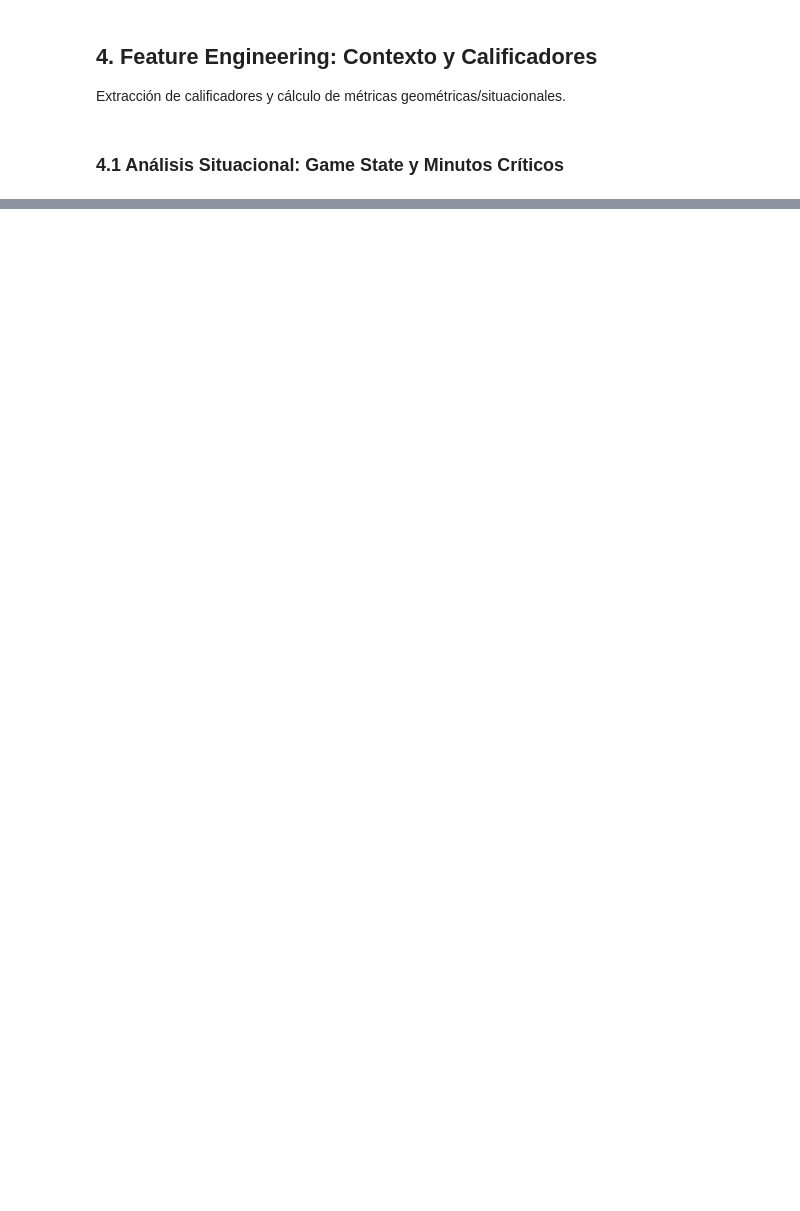
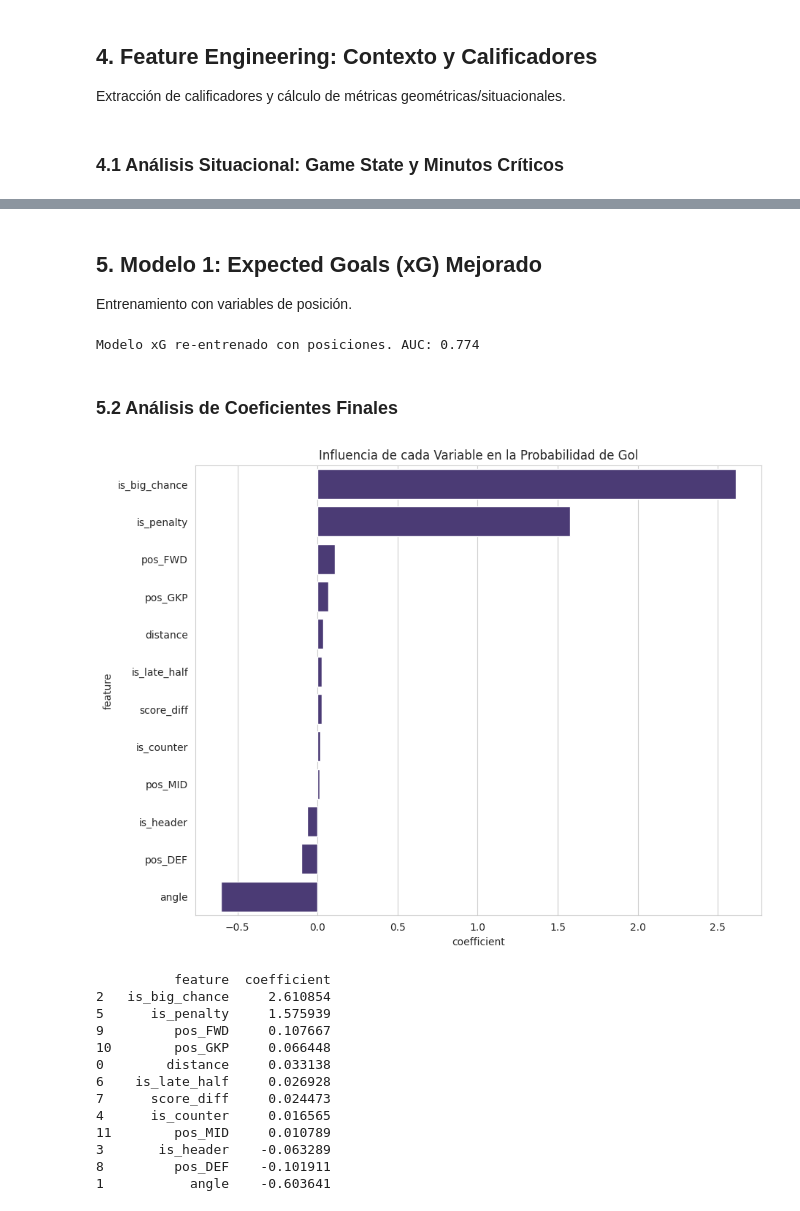
Before and after one commit to julianjimenez4809-ui/Predicci-n-Futbol-stica, a Jupyter notebook: src/eda_modelos.ipynb, the cells around one changed output, grey strips where cells are left out. Cells and saved outputs as stored; diff of their text form; code cells hidden in the pictures; blank space fills up the shorter version.

Commit message:
Completado Modelo xG base: Feature Engineering avanzado, balanceo de clases y reporte técnico

```diff
--- a/src/eda_modelos.ipynb
+++ b/src/eda_modelos.ipynb
@@ -102,14 +122,0 @@ df_shots['is_late_half'] = df_shots['minute'].apply(lambda x: 1 if (x >= 40 and
-# %%
-# Unir tiros con tabla de jugadores para obtener la posición
-df_shots = df_shots.merge(df_players[['id', 'position']], left_on='player_id', right_on='id', how='left')
-
-# Visualizar eficiencia por posición
-pos_efficiency = df_shots.groupby('position')['is_goal'].mean().sort_values(ascending=False)
-plt.figure(figsize=(8, 5))
-pos_efficiency.plot(kind='bar', color='coral')
-plt.title('Efectividad de Tiro según Posición del Jugador')
-plt.ylabel('Tasa de Conversión (is_goal)')
-plt.show()
-
-print("Tasa de conversión por posición:")
-print(pos_efficiency)
@@ -115,0 +165,52 @@ print(pos_efficiency)
+# %% [markdown]
+## 5. Modelo 1: Expected Goals (xG) Mejorado
+Entrenamiento con variables de posición.
+# %%
+# Ver qué columnas de posición se crearon
+pos_cols = [c for c in df_shots.columns if c.startswith('pos_')]
+
+# Selección de características mejorada
+features = ['distance', 'angle', 'is_big_chance', 'is_header', 'is_counter', 'is_penalty', 'is_late_half', 'score_diff'] + pos_cols
+X = df_shots[features].fillna(0)
+y = df_shots['is_goal'].astype(int)
+
+X_train, X_test, y_train, y_test = train_test_split(X, y, test_size=0.2, random_state=42, stratify=y)
+
+model_xg = LogisticRegression(max_iter=2000)
+model_xg.fit(X_train, y_train)
+
+y_prob = model_xg.predict_proba(X_test)[:, 1]
+auc = roc_auc_score(y_test, y_prob)
+
+print(f"Modelo xG re-entrenado con posiciones. AUC: {auc:.3f}")
+# %% [output]
+Modelo xG re-entrenado con posiciones. AUC: 0.774
+# %% [markdown]
+### 5.2 Análisis de Coeficientes Finales
+# %%
+importance = pd.DataFrame({
+    'feature': features,
+    'coefficient': model_xg.coef_[0]
+}).sort_values(by='coefficient', ascending=False)
+
+plt.figure(figsize=(10, 8))
+sns.barplot(data=importance, x='coefficient', y='feature')
+plt.title('Influencia de cada Variable en la Probabilidad de Gol')
+plt.show()
+
+print(importance)
+# %% [output]
+[figure, added]
+          feature  coefficient
+2   is_big_chance     2.610854
+5      is_penalty     1.575939
+9         pos_FWD     0.107667
+10        pos_GKP     0.066448
+0        distance     0.033138
+6    is_late_half     0.026928
+7      score_diff     0.024473
+4      is_counter     0.016565
+11        pos_MID     0.010789
+3       is_header    -0.063289
+8         pos_DEF    -0.101911
+1           angle    -0.603641
```
Also changed, not shown: parts of 7 cells of this notebook, 2 other files.
